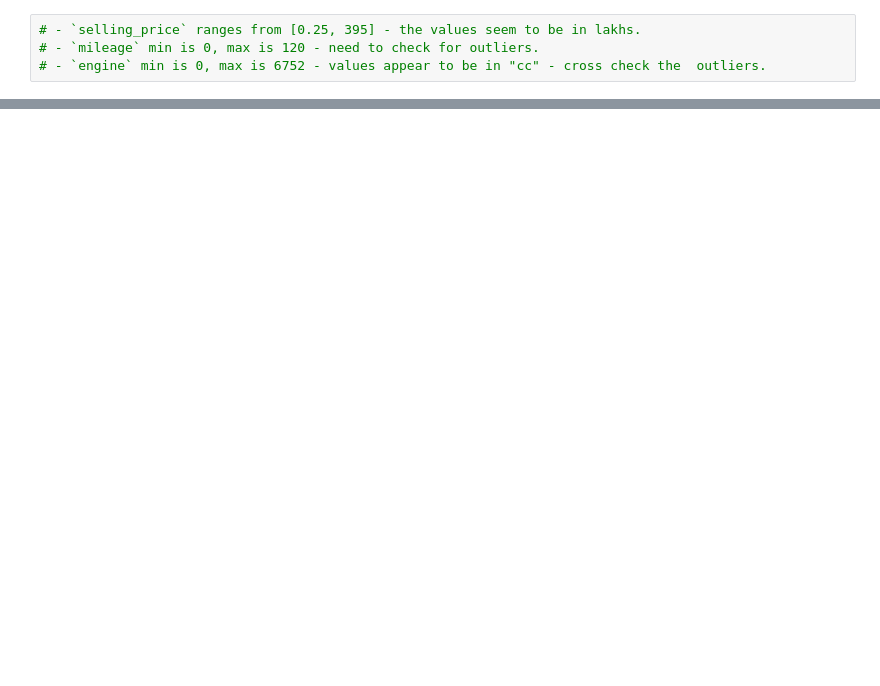
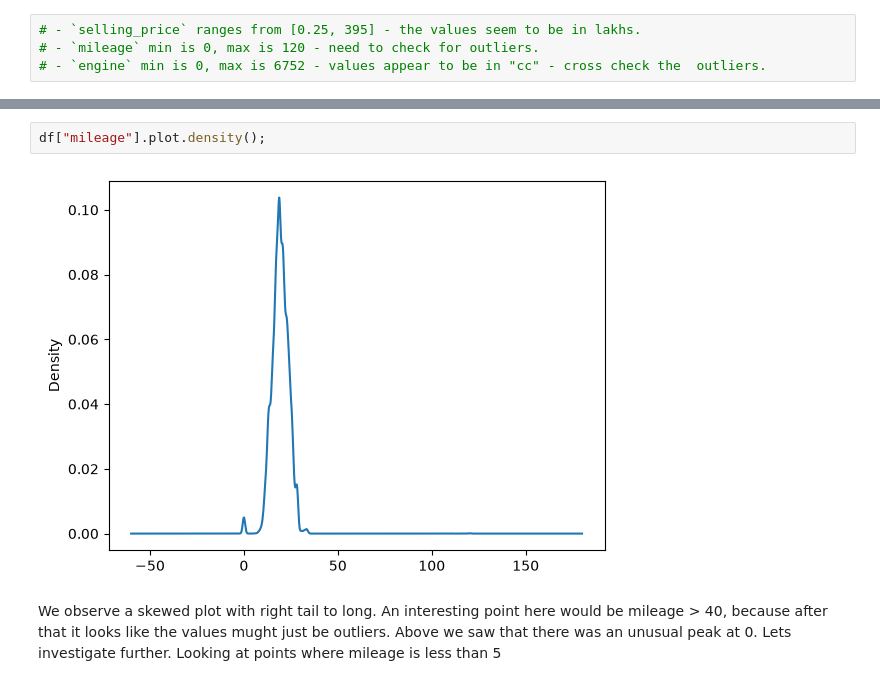
Before and after one commit to iam-devarapalli/linear-regression, a Jupyter notebook: linear_regression_1.ipynb, the cells around one changed output, grey strips where cells are left out. Drawn from its saved outputs; the diff is of its cells as text; blank space fills up the shorter version.

```diff
--- a/linear_regression_1.ipynb
+++ b/linear_regression_1.ipynb
@@ -122,0 +154,7 @@ display(df.describe(include = 'all'))
+# %%
+df["mileage"].plot.density();
+# %% [output]
+[figure, added]
+# %% [markdown]
+We observe a skewed plot with right tail to long. An interesting point here would be mileage > 40, because after that it looks like the values mught just be outliers.
+Above we saw that there was an unusual peak at 0. Lets investigate further. Looking at points where mileage is less than 5
```
Also changed, not shown: parts of 11 cells of this notebook.
